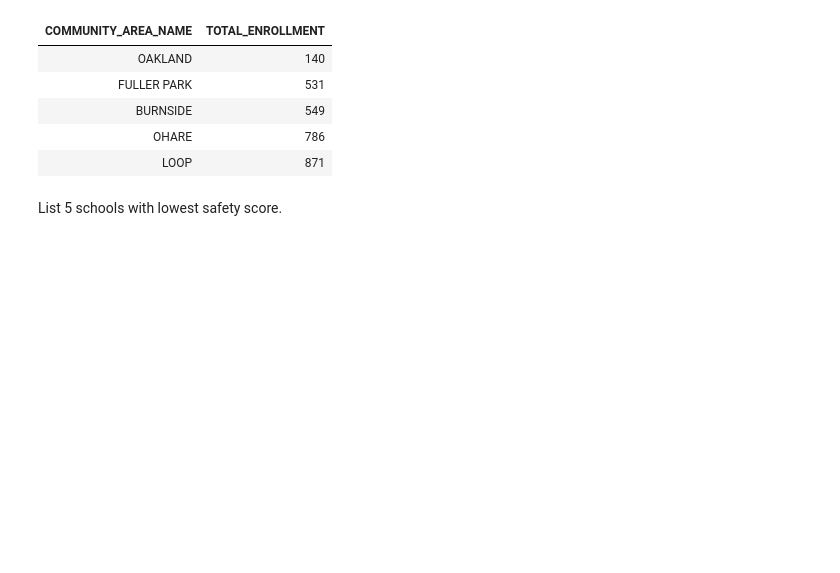
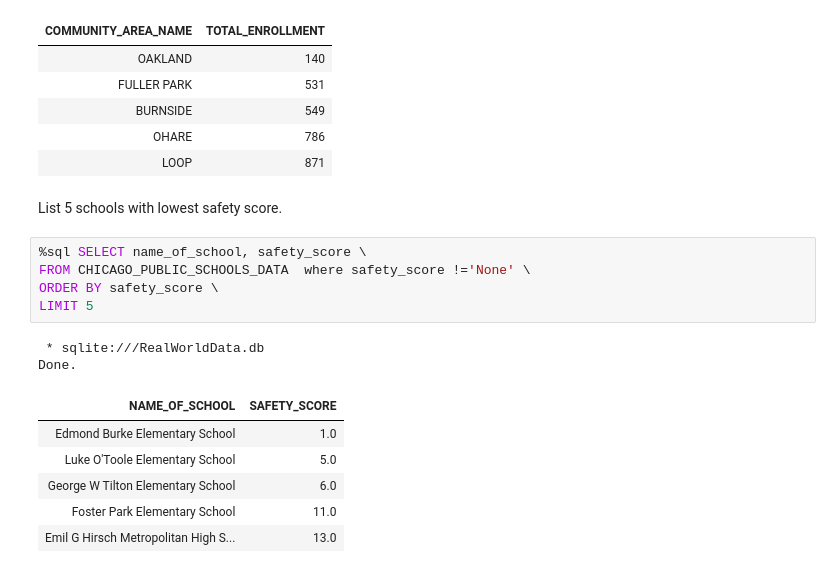
Before and after one commit to KennethNjuguna/Accessing_Databases_Using_SQL_Magic, a Jupyter notebook: real-dataset-using-sql-and-python.ipynb, the cells around one changed output. Cells and saved outputs as stored; diff of their text form; blank space fills up the shorter version.

Commit message:
Kaggle Notebook | Real dataset using SQL and Python | Version 20

```diff
--- a/real-dataset-using-sql-and-python.ipynb
+++ b/real-dataset-using-sql-and-python.ipynb
@@ -292,3 +292,17 @@ Done.
 | LOOP | 871 |
 # %% [markdown]
 List 5 schools with lowest safety score.
+# %%
+%sql SELECT name_of_school, safety_score \
+FROM CHICAGO_PUBLIC_SCHOOLS_DATA  where safety_score !='None' \
+ORDER BY safety_score \
+LIMIT 5
+# %% [output]
+ * sqlite:///RealWorldData.db
+Done.
+| NAME_OF_SCHOOL | SAFETY_SCORE |
+| Edmond Burke Elementary School | 1.0 |
+| Luke O'Toole Elementary School | 5.0 |
+| George W Tilton Elementary School | 6.0 |
+| Foster Park Elementary School | 11.0 |
+| Emil G Hirsch Metropolitan High S... | 13.0 |
```
Also changed, not shown: parts of 1 cell of this notebook.
